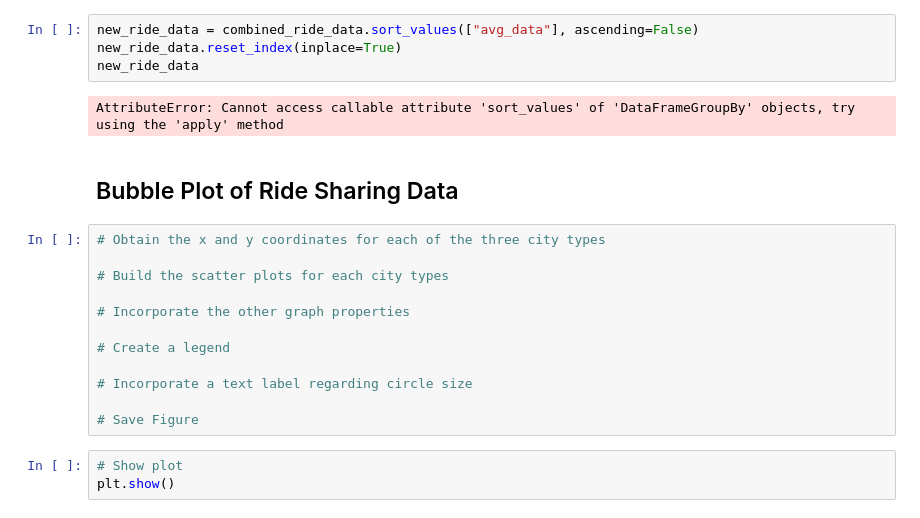
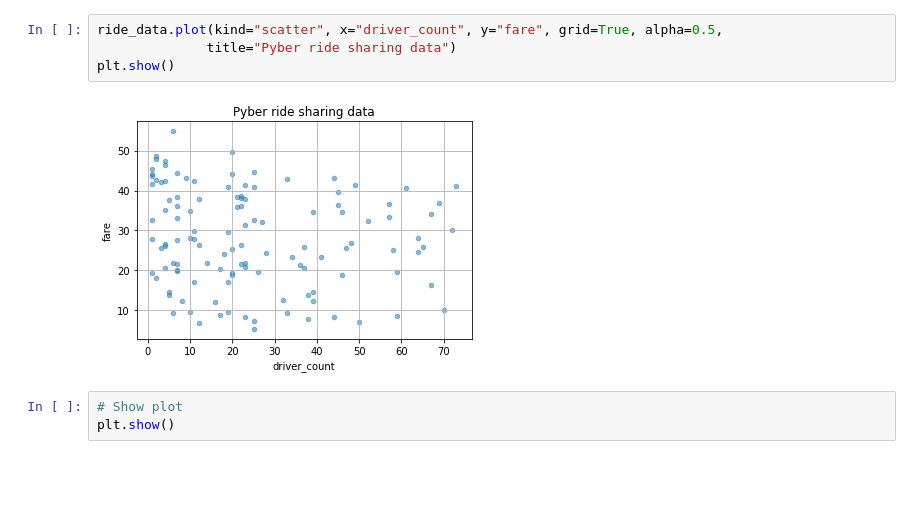
Before and after one commit to ujjvalchauhan/matplotlib-hw, a Jupyter notebook: pyber_starter-Copy2.ipynb, the cells around one changed output. Cells and saved outputs as stored; diff of their text form; blank space fills up the shorter version.

```diff
--- a/pyber_starter-Copy2.ipynb
+++ b/pyber_starter-Copy2.ipynb
@@ -76,23 +35,9 @@ Name: fare, Length: 120, dtype: float64
-# %%
-new_ride_data = combined_ride_data.sort_values(["avg_data"], ascending=False)
-new_ride_data.reset_index(inplace=True)
-new_ride_data
-# %% [output]
-AttributeError: Cannot access callable attribute 'sort_values' of 'DataFrameGroupBy' objects, try using the 'apply' method
-# %% [markdown]
-## Bubble Plot of Ride Sharing Data
-# %%
-# Obtain the x and y coordinates for each of the three city types
-
-# Build the scatter plots for each city types
-
-# Incorporate the other graph properties
-
-# Create a legend
-
-# Incorporate a text label regarding circle size
-
-# Save Figure
+# %%
+ride_data.plot(kind="scatter", x="driver_count", y="fare", grid=True, alpha=0.5,
+              title="Pyber ride sharing data")
+plt.show()
+# %% [output]
+[figure, added]
 # %%
 # Show plot
 plt.show()
```
Also changed, not shown: parts of 12 cells of this notebook, 2 other files.
